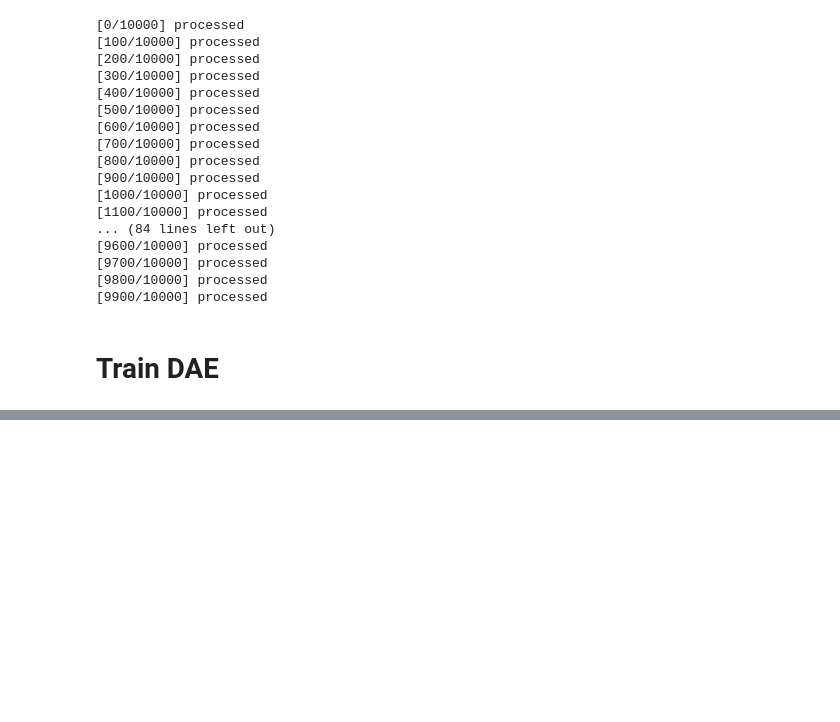
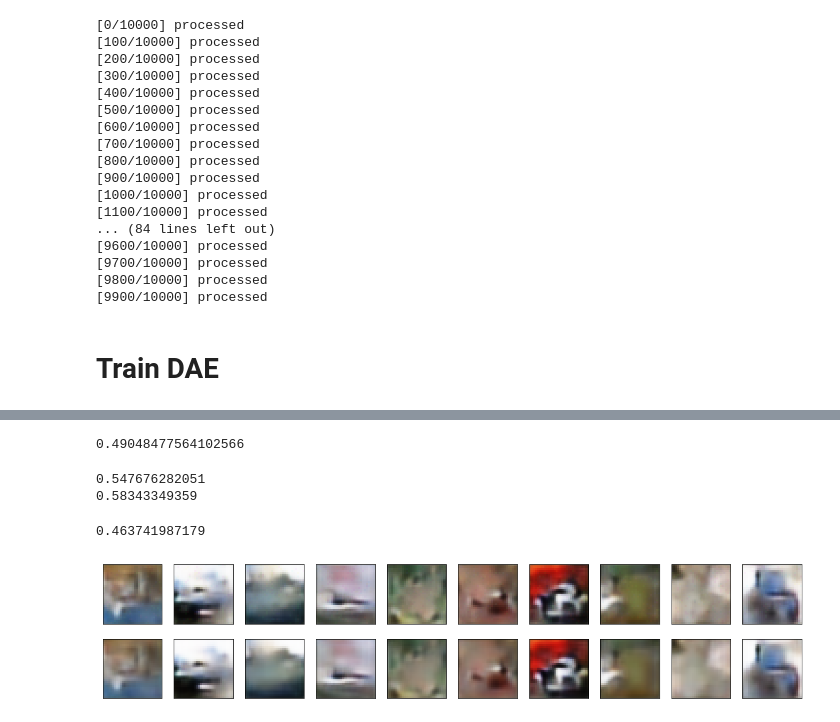
Before and after one commit to psr6275/Projected-Autoencoder, a Jupyter notebook: jupyter/cifar10_clf.ipynb, the cells around one changed output, grey strips where cells are left out. Cells and saved outputs as stored; diff of their text form; code cells hidden in the pictures; blank space fills up the shorter version.

```diff
--- a/jupyter/cifar10_clf.ipynb
+++ b/jupyter/cifar10_clf.ipynb
@@ -90,7 +91,8 @@ cifar_cnn.targeted_attack(x_test,Y_test,file_name = 'cifar10_adv')
 # %% [markdown]
 # Train DAE
 # %%
-cifar_dae = Cifar_DAE(x_train,Y_train,noise_scale = 0.1)
+cifar_dae = Cifar_DAE(x_train,Y_train,noise_scale = 0.1,dae_type = "over",filter_nums = [32,64])
+# default is mse nosise!
 # %%
 cifar_dae.train_dae()
 # %% [output]
@@ -117,0 +104,5 @@ cifar_dae.plot_imgs(x_train,noise_type = 'gaussian',noise_scale = 0.1)
+# %%
+_,x_noisy = corrupt(x_test,scale = 0.1, noise_type = "peppSalt")
+cifar_cnn.accuracy_score(x_noisy,Y_test)
+# %% [output]
+0.49048477564102566
@@ -117,0 +111,17 @@ cifar_dae.plot_imgs(x_train,noise_type = 'gaussian',noise_scale = 0.1)
+# %%
+print(cifar_cnn.accuracy_score(x_dae,Y_test))
+x_dae_c = cifar_dae.autoencoder.predict(x_test)
+print(cifar_cnn.accuracy_score(x_dae_c,Y_test))
+# %% [output]
+0.547676282051
+0.58343349359
+# %%
+x_ds = cifar_dae.apply_DS(x_noisy)
+# %%
+print(cifar_cnn.accuracy_score(x_ds,Y_test))
+# %% [output]
+0.463741987179
+# %%
+cifar_dae.plot_imgs(x_ds,noise_type = 'peppSalt',noise_scale = 0.0)
+# %% [output]
+[figure, added]
```
Also changed, not shown: parts of 5 cells of this notebook, 1 other file.
